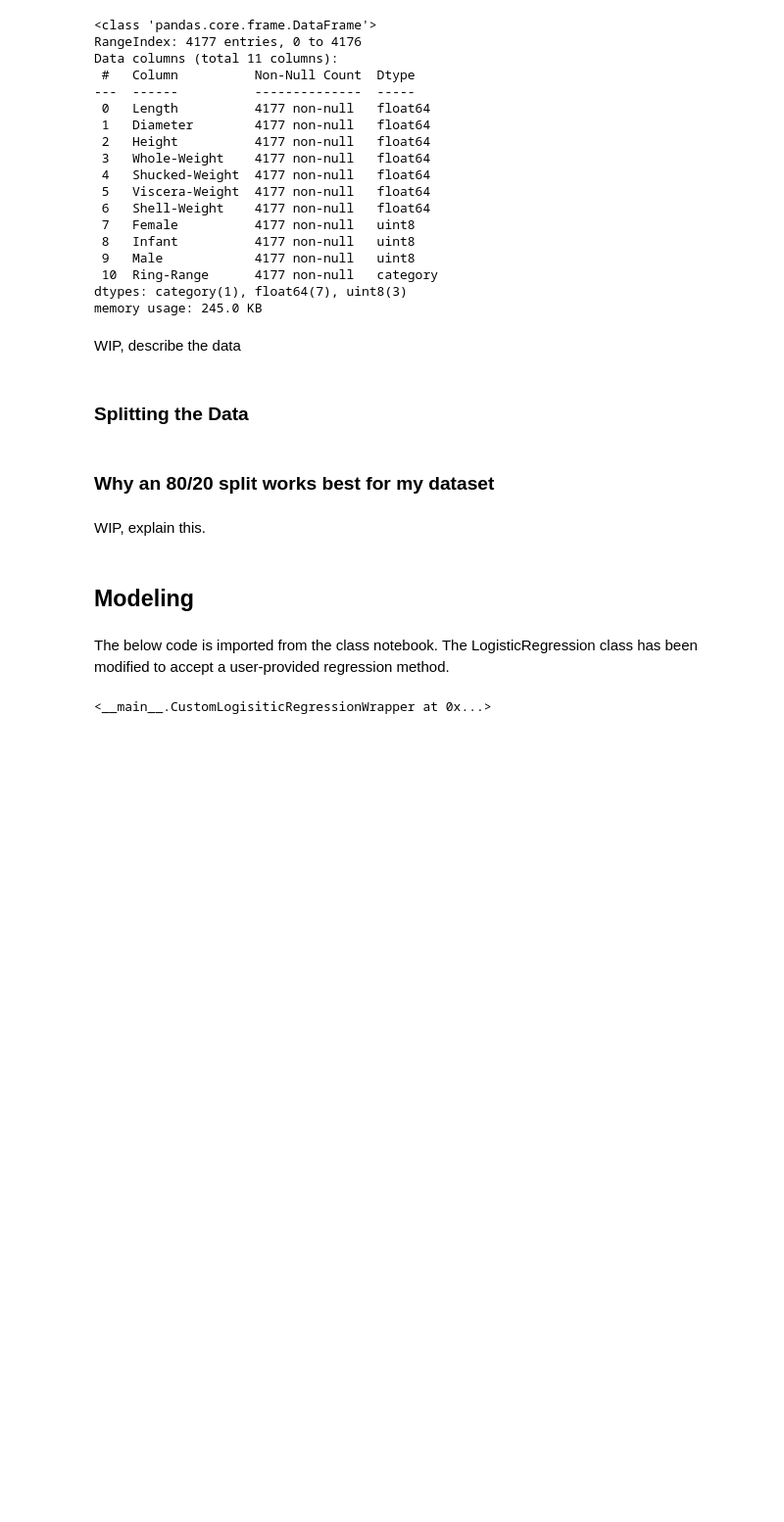
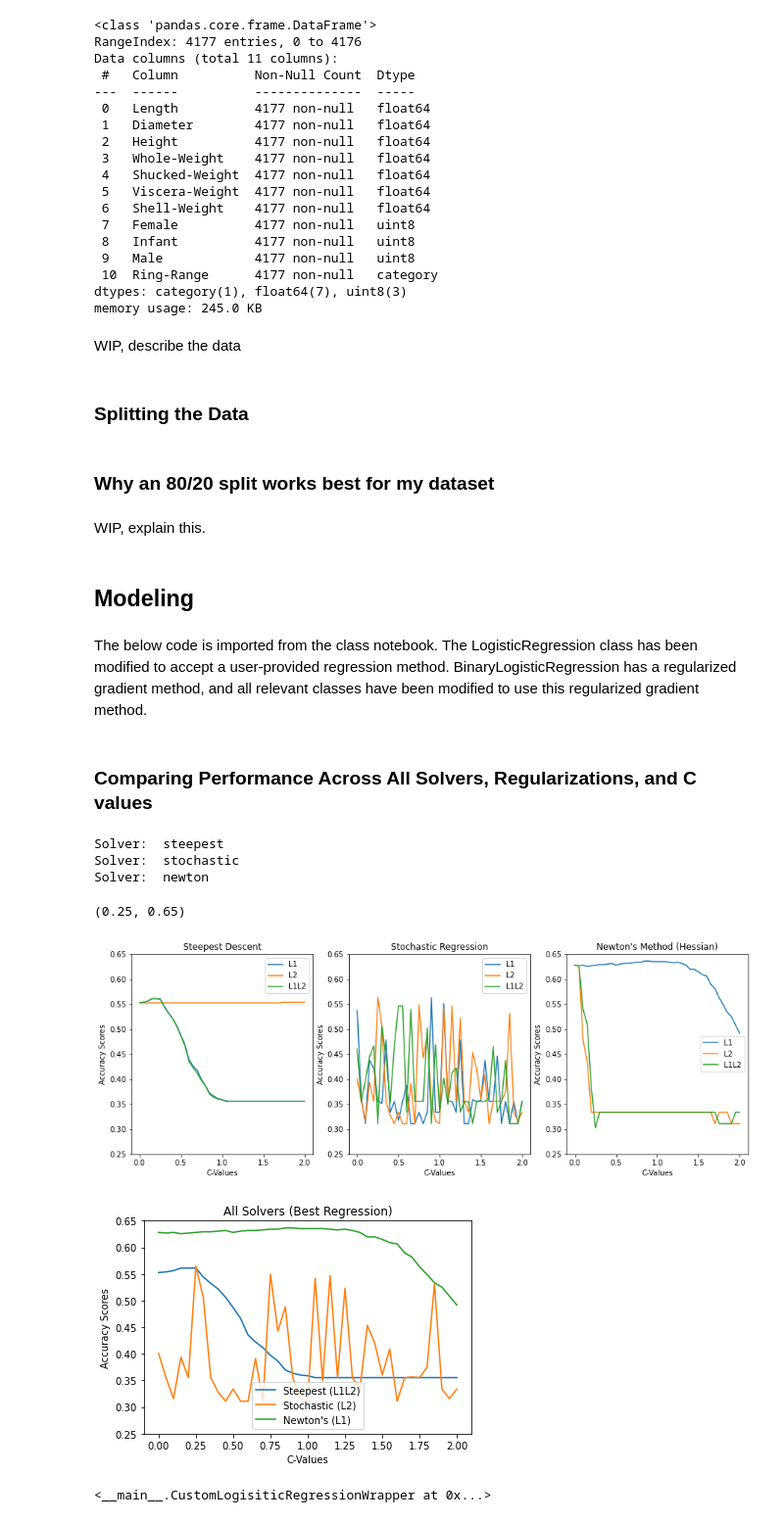
Before and after one commit to tommygreim/ML2021, a Jupyter notebook: Labs/Lab Three - Extending Logistic Regression.ipynb, the cells around one changed output. Shown: that part at 98% size. Cells and saved outputs as stored; diff of their text form; code cells hidden in the pictures; blank space fills up the shorter version.

Commit message:
Added Regularization and Graphs

```diff
--- a/Labs/Lab Three - Extending Logistic Regression.ipynb
+++ b/Labs/Lab Three - Extending Logistic Regression.ipynb
@@ -174,7 +174,7 @@ WIP, explain this.
 # %% [markdown]
 ## Modeling
 # %% [markdown]
-The below code is imported from the class notebook. The LogisticRegression class has been modified to accept a user-provided regression method.
+The below code is imported from the class notebook. The LogisticRegression class has been modified to accept a user-provided regression method. BinaryLogisticRegression has a regularized gradient method, and all relevant classes have been modified to use this regularized gradient method.
 # %%
 import numpy as np
 from scipy.special import expit
@@ -444,12 +466,86 @@ class CustomLogisiticRegressionWrapper:
         self.iter = iterations
         self.C = cost
         self.reg = reg
-        self.solv = LogisticRegression(eta=self.eta, iterations=self.iter, regMethod=solverAlias[solver])
+        self.solv = LogisticRegression(eta=self.eta, iterations=self.iter, solvMethod=solverAlias[solver], C=self.C, reg=self.reg)
 
     def fit(self, X, y):
         return self.solv.fit(X,y)
 
     def predict(self, X):
         return self.solv.predict(X)
+# %% [markdown]
+### Comparing Performance Across All Solvers, Regularizations, and C values
+# %%
+from sklearn.metrics import accuracy_score
+
+solvers = ['steepest', 'stochastic', 'newton']
+regs = ['L1', 'L2', 'L1L2', None]
+Cs = np.arange(0,2.05,0.05)
+theEta = 0.1
+theIters = 10
+
+results = []
+for i in solvers:
+    results.append(np.zeros((len(Cs),len(regs))))
+
+for i in range(len(solvers)):
+    print("Solver: ", solvers[i])
+    for j in range(len(regs)):
+        for k in range(len(Cs)):
+            lr = CustomLogisiticRegressionWrapper(eta=theEta,iterations=theIters,solver=solvers[i], cost=Cs[k], reg=regs[j])
+            lr.fit(X_train,y_train)
+            yhat = lr.predict(X_test)
+            results[i][k,j] = accuracy_score(y_test,yhat)
+# %% [output]
+Solver:  steepest
+Solver:  stochastic
+Solver:  newton
+# %%
+import matplotlib.pyplot as plt
+
+
+
+plt.subplots(figsize=(15, 5))
+plt.subplot(1,3,1)
+steepL1 = plt.plot( Cs, results[0][:,0], label="L1")
+steepL2 = plt.plot(Cs, results[0][:,1], label ='L2')
+steepL1L2 = plt.plot(Cs, results[0][:,2], label='L1L2')
+plt.legend()
+plt.title("Steepest Descent")
+plt.xlabel("C-Values")
+plt.ylabel("Accuracy Scores")
+plt.ylim(0.25, 0.65)
+plt.subplot(1,3,2)
+stochL1 = plt.plot( Cs, results[1][:,0], label="L1")
+stochL2 = plt.plot(Cs, results[1][:,1], label ='L2')
+stochL1L2 = plt.plot(Cs, results[1][:,2], label='L1L2')
+plt.legend()
+plt.title("Stochastic Regression")
+plt.xlabel("C-Values")
+plt.ylabel("Accuracy Scores")
+plt.ylim(0.25, 0.65)
+plt.subplot(1,3,3)
+newtonL1 = plt.plot( Cs, results[2][:,0], label="L1")
+newtonL2 = plt.plot(Cs, results[2][:,1], label ='L2')
+newtonL1L2 = plt.plot(Cs, results[2][:,2], label='L1L2')
+plt.legend()
+plt.title("Newton's Method (Hessian)")
+plt.xlabel("C-Values")
+plt.ylabel("Accuracy Scores")
+plt.ylim(0.25, 0.65)
+
+plt.figure()
+steepBest1 = plt.plot( Cs, results[0][:,2], label="Steepest (L1L2)")
+stochBest = plt.plot(Cs, results[1][:,1], label ='Stochastic (L2)')
+newtonBest = plt.plot(Cs, results[2][:,0], label='Newton\'s (L1)')
+plt.legend()
+plt.title("All Solvers (Best Regression)")
+plt.xlabel("C-Values")
+plt.ylabel("Accuracy Scores")
+plt.ylim(0.25, 0.65)
+# %% [output]
+(0.25, 0.65)
+[figure, added]
+[figure, added]
 # %%
 np.seterr(divide = 'ignore')
```
Also changed, not shown: parts of 4 cells of this notebook.
